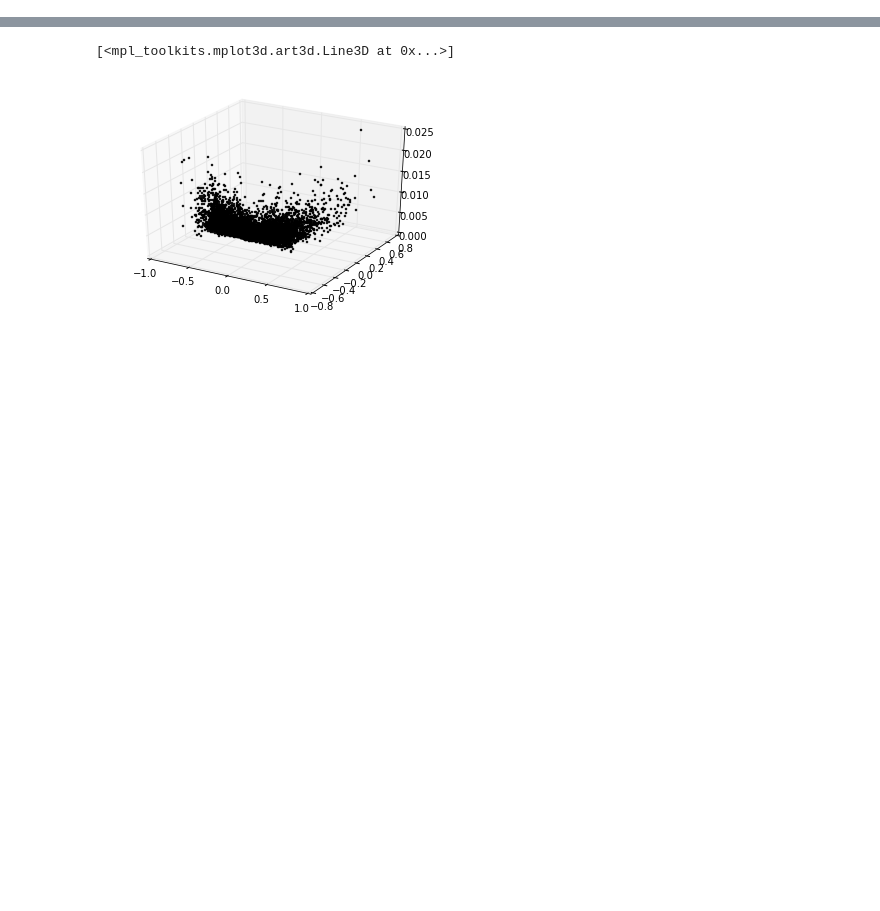
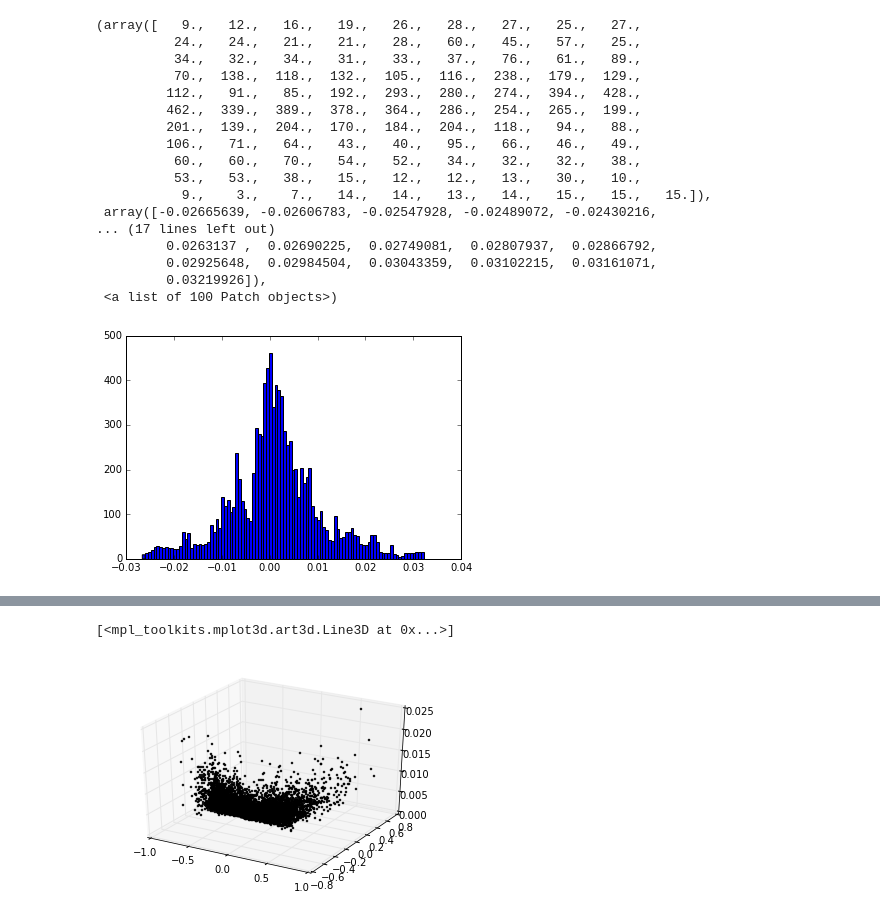
Before and after one commit to gypsytearss/tensegrity_physics, a Jupyter notebook: playing_around.ipynb, the cells around one changed output, grey strips where cells are left out. Cells and saved outputs as stored; diff of their text form; code cells hidden in the pictures; blank space fills up the shorter version.

```diff
--- a/playing_around.ipynb
+++ b/playing_around.ipynb
@@ -35 +81,22 @@ nndata = mlp.test
+# %%
+plt.hist(gplabels[:, 2], bins=100)
+# %% [output]
+(array([   9.,   12.,   16.,   19.,   26.,   28.,   27.,   25.,   27.,
+          24.,   24.,   21.,   21.,   28.,   60.,   45.,   57.,   25.,
+          34.,   32.,   34.,   31.,   33.,   37.,   76.,   61.,   89.,
+          70.,  138.,  118.,  132.,  105.,  116.,  238.,  179.,  129.,
+         112.,   91.,   85.,  192.,  293.,  280.,  274.,  394.,  428.,
+         462.,  339.,  389.,  378.,  364.,  286.,  254.,  265.,  199.,
+         201.,  139.,  204.,  170.,  184.,  204.,  118.,   94.,   88.,
+         106.,   71.,   64.,   43.,   40.,   95.,   66.,   46.,   49.,
+          60.,   60.,   70.,   54.,   52.,   34.,   32.,   32.,   38.,
+          53.,   53.,   38.,   15.,   12.,   12.,   13.,   30.,   10.,
+           9.,    3.,    7.,   14.,   14.,   13.,   14.,   15.,   15.,   15.]),
+ array([-0.02665639, -0.02606783, -0.02547928, -0.02489072, -0.02430216,
+... (17 lines left out)
+         0.0263137 ,  0.02690225,  0.02749081,  0.02807937,  0.02866792,
+         0.02925648,  0.02984504,  0.03043359,  0.03102215,  0.03161071,
+         0.03219926]),
+ <a list of 100 Patch objects>)
+[figure, added]
 # %%
```
Also changed, not shown: parts of 14 cells of this notebook, 1 other file.
